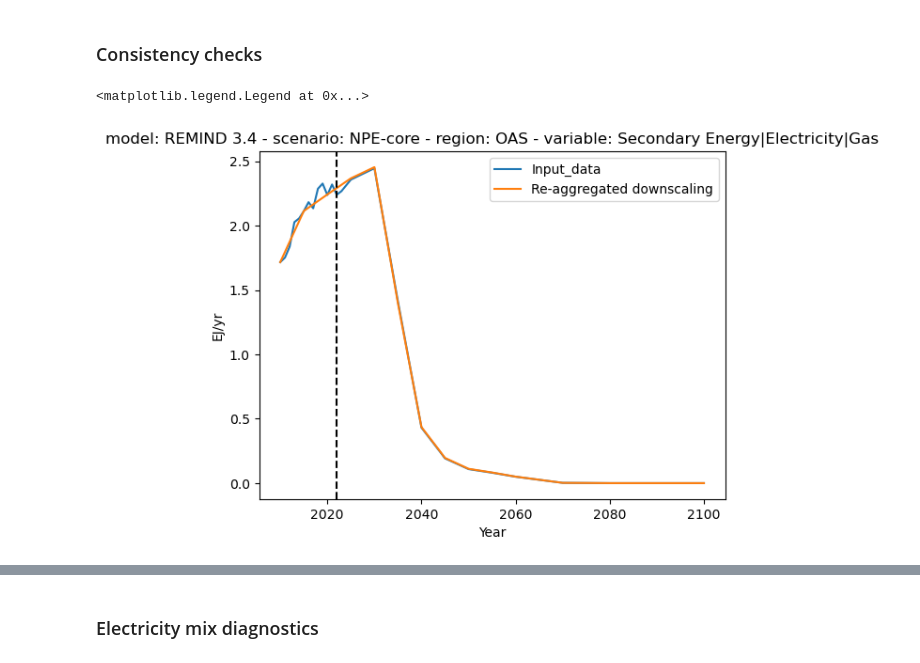
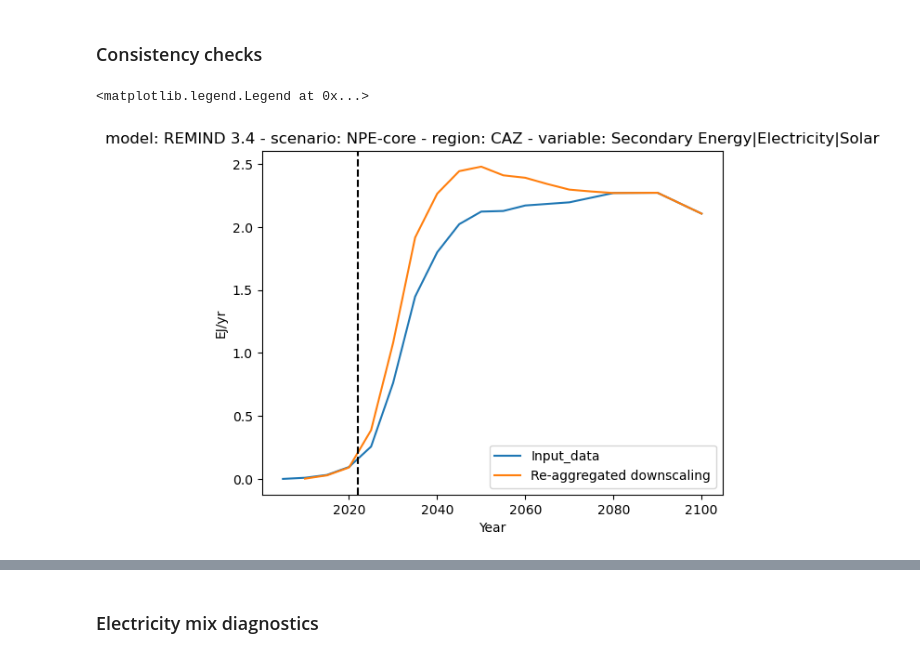
Before and after one commit to fabiosferra/DSCALE, a Jupyter notebook: notebook/explore_power_and_primary.ipynb, the cells around one changed output, grey strips where cells are left out. Saved outputs shown, nothing was run; the diff lists cells and outputs as text; code cells hidden in the pictures.

```diff
--- a/notebook/explore_power_and_primary.ipynb
+++ b/notebook/explore_power_and_primary.ipynb
@@ -230,17 +230,17 @@ pyam.run_control().update({"color": {"variable": power_color_map}, "hatch" : {"s
 # %%
 f, ax = plt.subplots()
 
-plot_var = elec('Gas')
-plot_reg = 'OAS'
+plot_var = elec('Solar')
+plot_reg = 'CAZ'
 
 input_data.filter(region=plot_reg,variable=plot_var,scenario='*core*').plot(ax=ax)
 
 dscale_results_agg.filter(region=plot_reg,variable=plot_var,scenario='*core*').plot(ax=ax)
 # dscale_results_agg_harmo_input.filter(region=plot_reg,variable=plot_var,scenario='*core*').plot(ax=ax)
 
 ax.axvline(x=2022, color='k',ls='--')
 
 ax.legend(['Input_data','Re-aggregated downscaling'])
 # %% [output]
 <matplotlib.legend.Legend at 0x...>
-[figure, old version]
+[figure, new version]
```
Also changed, not shown: parts of 12 cells of this notebook, 3 other files.
